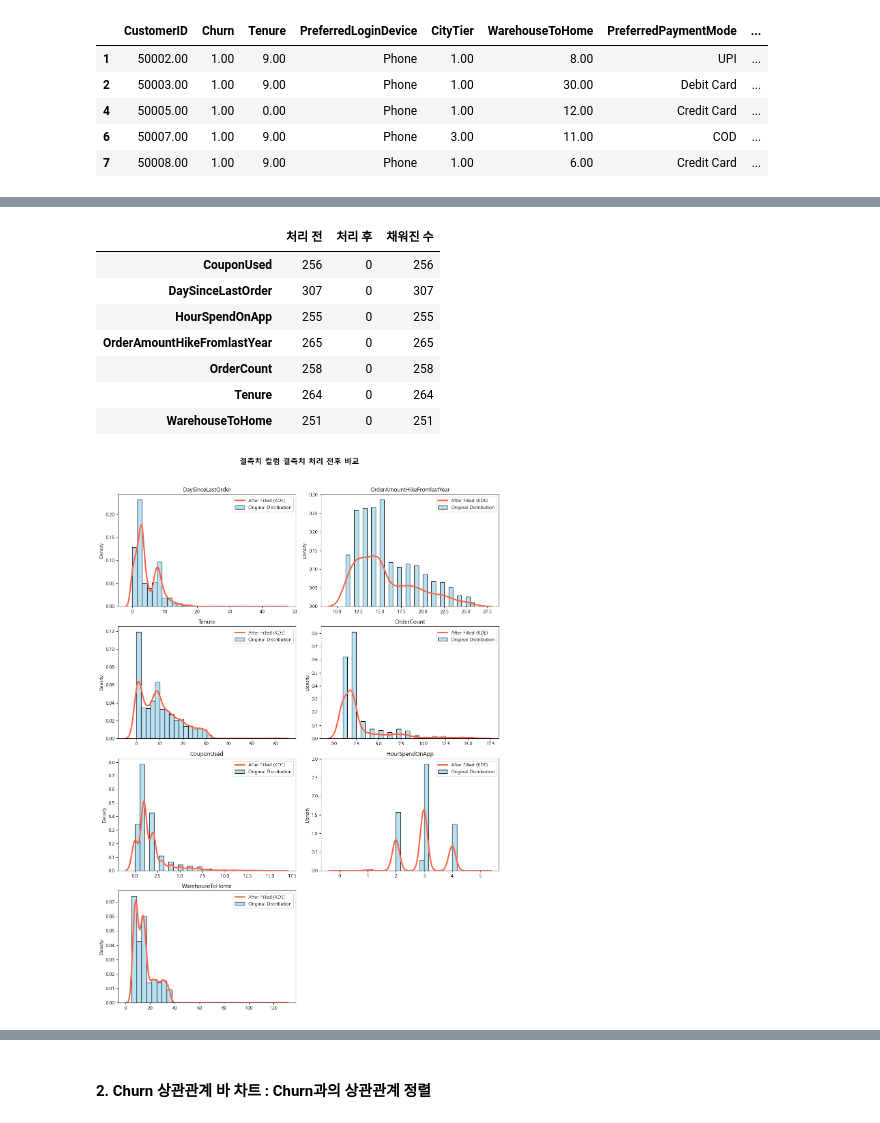
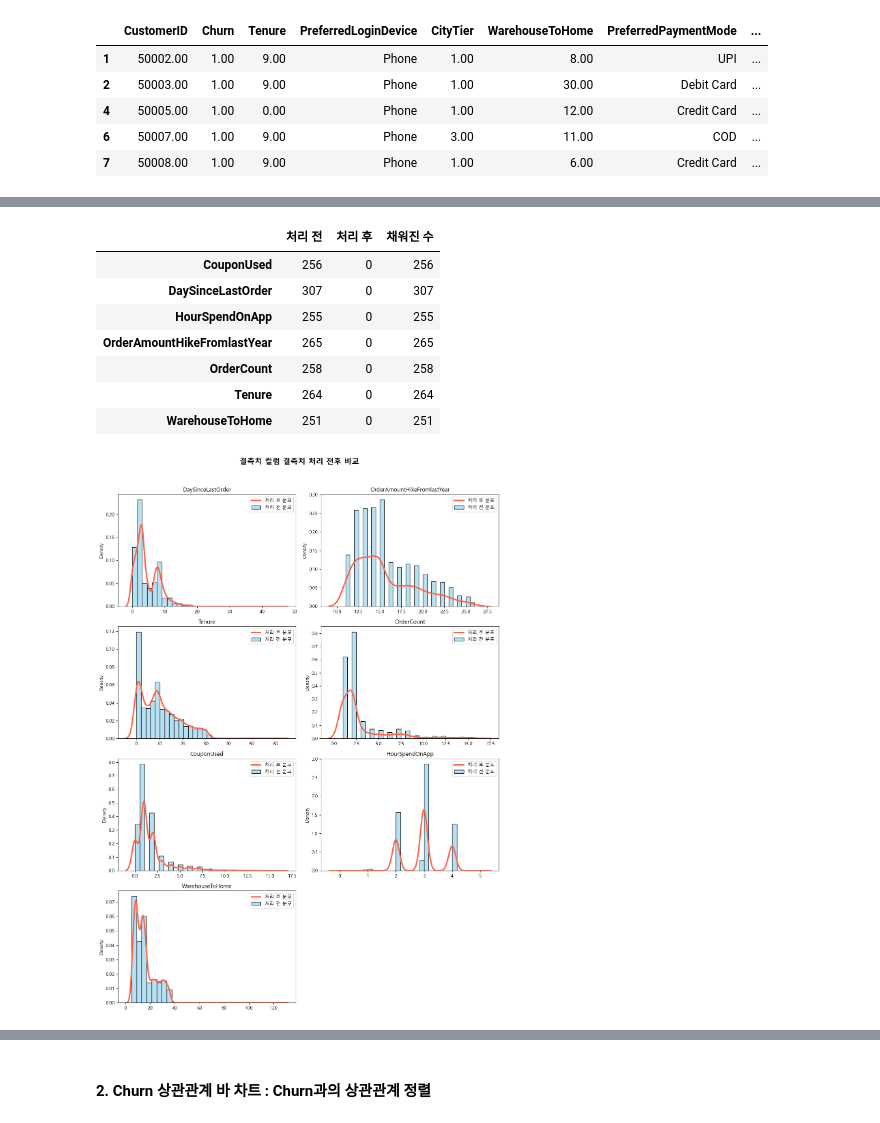
Before and after one commit to SKNETWORKS-FAMILY-AICAMP/SKN28-2nd-4Team, a Jupyter notebook: back_research/전하영/notebooks/Preprocessing.ipynb, the cells around one changed output, grey strips where cells are left out. Drawn from its saved outputs; the diff is of its cells as text; code cells hidden in the pictures.

```diff
--- a/back_research/전하영/notebooks/Preprocessing.ipynb
+++ b/back_research/전하영/notebooks/Preprocessing.ipynb
@@ -506,34 +489,34 @@ fig.suptitle("결측치 컬럼 결측치 처리 전후 비교", fontsize=16, fon
 
 axes = axes.flatten()
 
 for i, col in enumerate(all_missing_cols):
     # Before: 원본 데이터 (막대)
     sns.histplot(df[col], bins=30, kde=False, ax=axes[i],
-                 color='skyblue', label='Original Distribution', stat="density", alpha=0.6)
+                 color='skyblue', label='처리 전 분포', stat="density", alpha=0.6)
 
     # After: 결측치 처리 후 분포 (선)
     sns.kdeplot(df[col], ax=axes[i], color='tomato',
-                linewidth=3, label='After Filled (KDE)')
+                linewidth=3, label='처리 후 분포')
 
     axes[i].set_title(f"{col}")
     axes[i].legend(loc='upper right')
     axes[i].set_xlabel("")
     axes[i].set_ylabel("Density")
 
 # 데이터 개수가 홀수일 경우 남는 빈 칸 제거
 for j in range(i + 1, len(axes)):
     fig.delaxes(axes[j])
 
 plt.tight_layout()
 plt.show()
 # %% [output]
 |  | 처리 전 | 처리 후 | 채워진 수 |
 | CouponUsed | 256 | 0 | 256 |
 | DaySinceLastOrder | 307 | 0 | 307 |
 | HourSpendOnApp | 255 | 0 | 255 |
 | OrderAmountHikeFromlastYear | 265 | 0 | 265 |
 | OrderCount | 258 | 0 | 258 |
 | Tenure | 264 | 0 | 264 |
 | WarehouseToHome | 251 | 0 | 251 |
-[figure, old version]
+[figure, new version]
 # %% [markdown]
```
Also changed, not shown: parts of 71 cells of this notebook.
